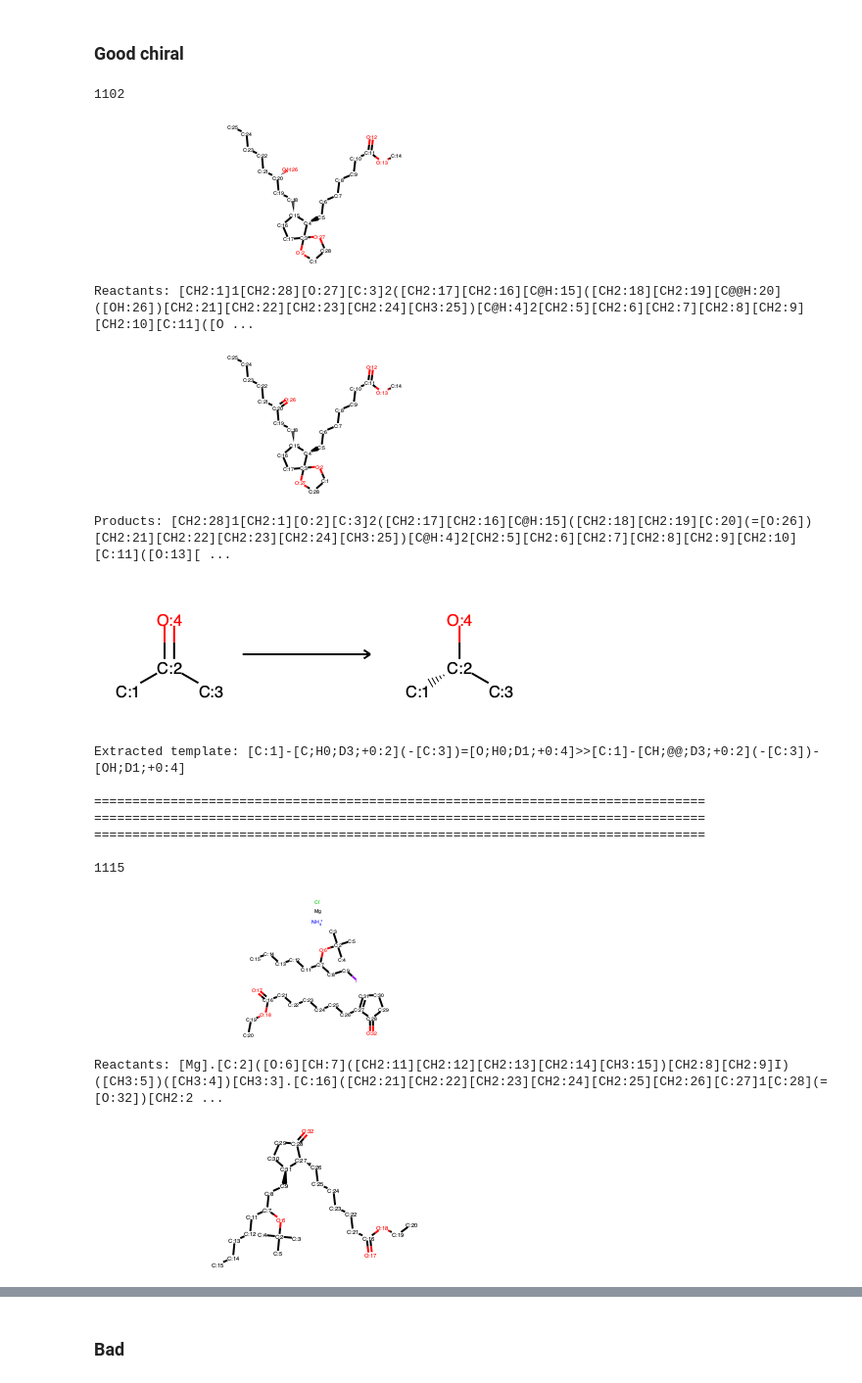
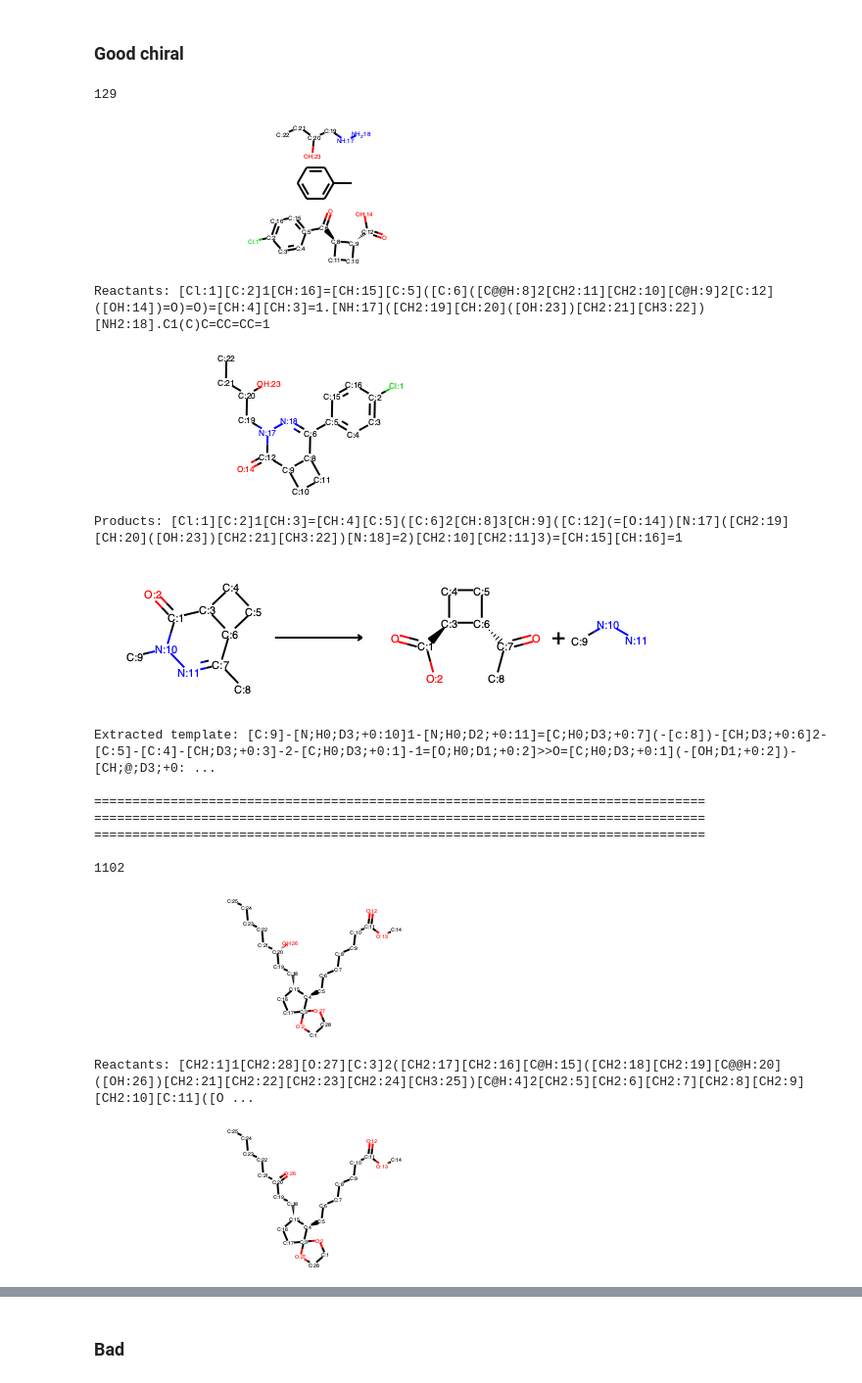
Before and after one commit to connorcoley/rdchiral, a Jupyter notebook: templates/Examine templates.ipynb, the cells around one changed output, grey strips where cells are left out. Shown at 98% size. Drawn from its saved outputs; the diff is of its cells as text; code cells hidden in the pictures.

```diff
--- a/templates/Examine templates.ipynb
+++ b/templates/Examine templates.ipynb
@@ -86,3 +86,6 @@ def show_k(k):
     display(AllChem.ReactionFromSmarts(templates[k]['reaction_smarts']))
     print('Extracted template: {}'.format(templates[k]['reaction_smarts']))
     sep_bar()
+# %%
+for k in range(1150, 1200):
+    show_k(k)
@@ -89,7 +112,7 @@ def show_k(k):
 # %% [markdown]
 #### Good examples
 # %%
-good_ks = [25, 35, 49, 51, 67, 115, 119, 126, 129, 134, 168, 195, 242, 250]
+good_ks = [25, 35, 49, 51, 67, 115, 119, 126, 134, 168, 195, 242, 250, 1076]
 for k in good_ks:
     show_k(k)
 # %% [output]
@@ -115,23 +138,23 @@ Products: [C:1]([C:6]1[CH:17]=[CH:16][C:9]2[N:10]3[CH2:15][CH2:14][CH2:13][C:11]
 # %% [markdown]
 ### Good chiral
 # %%
-good_chiral_ks = [1102, 1115, 1972, 3290, 8144]
+good_chiral_ks = [129, 1102, 1115, 3290, 8144]
 for k in good_chiral_ks:
     show_k(k)
 # %% [output]
-1102
+129
-[figure, old version]
+[figure, new version]
-Reactants: [CH2:1]1[CH2:28][O:27][C:3]2([CH2:17][CH2:16][C@H:15]([CH2:18][CH2:19][C@@H:20]([OH:26])[CH2:21][CH2:22][CH2:23][CH2:24][CH3:25])[C@H:4]2[CH2:5][CH2:6][CH2:7][CH2:8][CH2:9][CH2:10][C:11]([O ...
+Reactants: [Cl:1][C:2]1[CH:16]=[CH:15][C:5]([C:6]([C@@H:8]2[CH2:11][CH2:10][C@H:9]2[C:12]([OH:14])=O)=O)=[CH:4][CH:3]=1.[NH:17]([CH2:19][CH:20]([OH:23])[CH2:21][CH3:22])[NH2:18].C1(C)C=CC=CC=1
-[figure, old version]
+[figure, new version]
-Products: [CH2:28]1[CH2:1][O:2][C:3]2([CH2:17][CH2:16][C@H:15]([CH2:18][CH2:19][C:20](=[O:26])[CH2:21][CH2:22][CH2:23][CH2:24][CH3:25])[C@H:4]2[CH2:5][CH2:6][CH2:7][CH2:8][CH2:9][CH2:10][C:11]([O:13][ ...
+Products: [Cl:1][C:2]1[CH:3]=[CH:4][C:5]([C:6]2[CH:8]3[CH:9]([C:12](=[O:14])[N:17]([CH2:19][CH:20]([OH:23])[CH2:21][CH3:22])[N:18]=2)[CH2:10][CH2:11]3)=[CH:15][CH:16]=1
-[figure, old version]
+[figure, new version]
-Extracted template: [C:1]-[C;H0;D3;+0:2](-[C:3])=[O;H0;D1;+0:4]>>[C:1]-[CH;@@;D3;+0:2](-[C:3])-[OH;D1;+0:4]
+Extracted template: [C:9]-[N;H0;D3;+0:10]1-[N;H0;D2;+0:11]=[C;H0;D3;+0:7](-[c:8])-[CH;D3;+0:6]2-[C:5]-[C:4]-[CH;D3;+0:3]-2-[C;H0;D3;+0:1]-1=[O;H0;D1;+0:2]>>O=[C;H0;D3;+0:1](-[OH;D1;+0:2])-[CH;@;D3;+0: ...
 
 ================================================================================
 ================================================================================
 ================================================================================
 
-1115
+1102
-[figure, old version]
+[figure, new version]
-Reactants: [Mg].[C:2]([O:6][CH:7]([CH2:11][CH2:12][CH2:13][CH2:14][CH3:15])[CH2:8][CH2:9]I)([CH3:5])([CH3:4])[CH3:3].[C:16]([CH2:21][CH2:22][CH2:23][CH2:24][CH2:25][CH2:26][C:27]1[C:28](=[O:32])[CH2:2 ...
+Reactants: [CH2:1]1[CH2:28][O:27][C:3]2([CH2:17][CH2:16][C@H:15]([CH2:18][CH2:19][C@@H:20]([OH:26])[CH2:21][CH2:22][CH2:23][CH2:24][CH3:25])[C@H:4]2[CH2:5][CH2:6][CH2:7][CH2:8][CH2:9][CH2:10][C:11]([O ...
-[figure, old version]
+[figure, new version]
```
Also changed, not shown: parts of 2 cells of this notebook, 1 other file.
